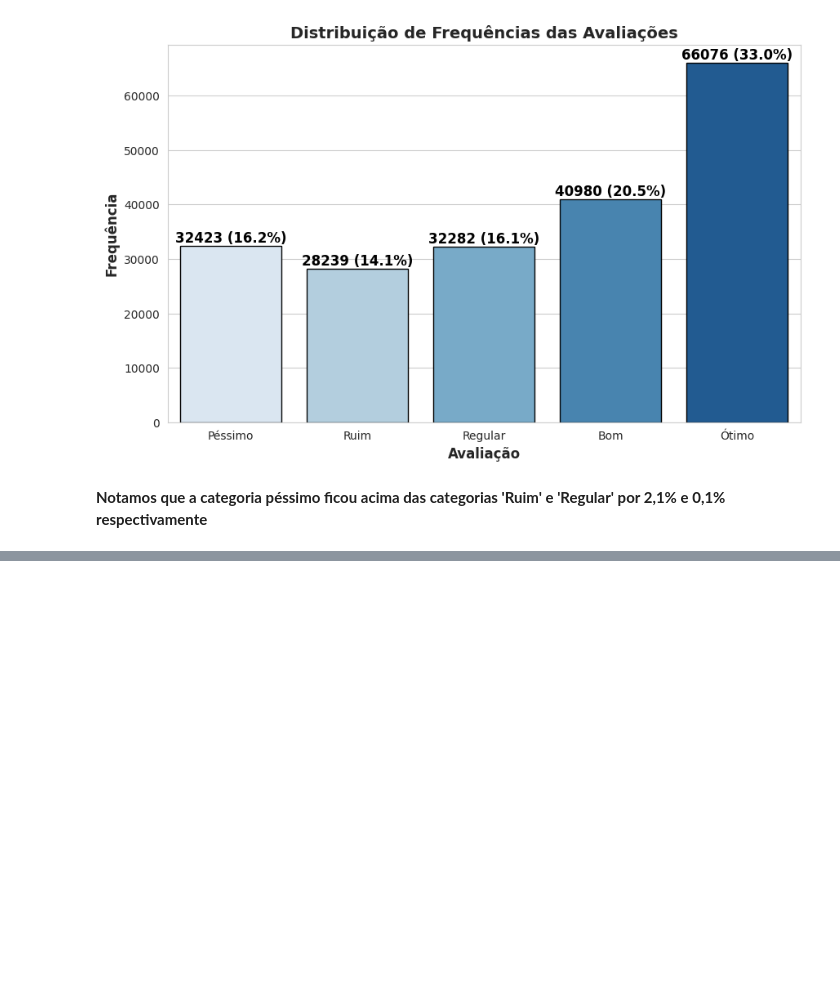
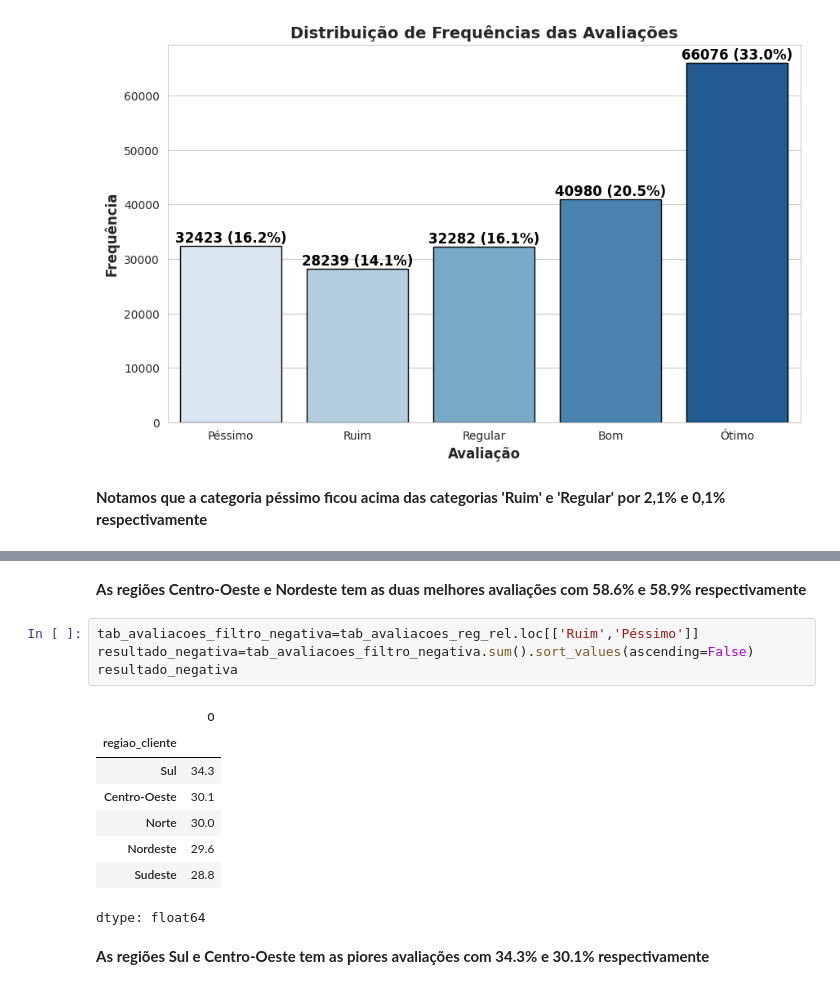
Before and after one commit to Jgabriel1800/estat-stica-varejo, a Jupyter notebook: estatistica_frequencia_medidas.ipynb, the cells around one changed output, grey strips where cells are left out. Drawn from its saved outputs; the diff is of its cells as text; blank space fills up the shorter version.

```diff
--- a/estatistica_frequencia_medidas.ipynb
+++ b/estatistica_frequencia_medidas.ipynb
@@ -224,0 +268,17 @@ Passing `palette` without assigning `hue` is deprecated and will be removed in v
+# %% [markdown]
+**As regiões Centro-Oeste e Nordeste tem as duas melhores avaliações com 58.6% e 58.9% respectivamente**
+# %%
+tab_avaliacoes_filtro_negativa=tab_avaliacoes_reg_rel.loc[['Ruim','Péssimo']]
+resultado_negativa=tab_avaliacoes_filtro_negativa.sum().sort_values(ascending=False)
+resultado_negativa
+# %% [output]
+|  | 0 |
+| regiao_cliente |  |
+| Sul | 34.3 |
+| Centro-Oeste | 30.1 |
+| Norte | 30.0 |
+| Nordeste | 29.6 |
+| Sudeste | 28.8 |
+dtype: float64
+# %% [markdown]
+**As regiões Sul e Centro-Oeste tem as piores avaliações com 34.3% e 30.1% respectivamente**
```
Also changed, not shown: parts of 6 cells of this notebook.
